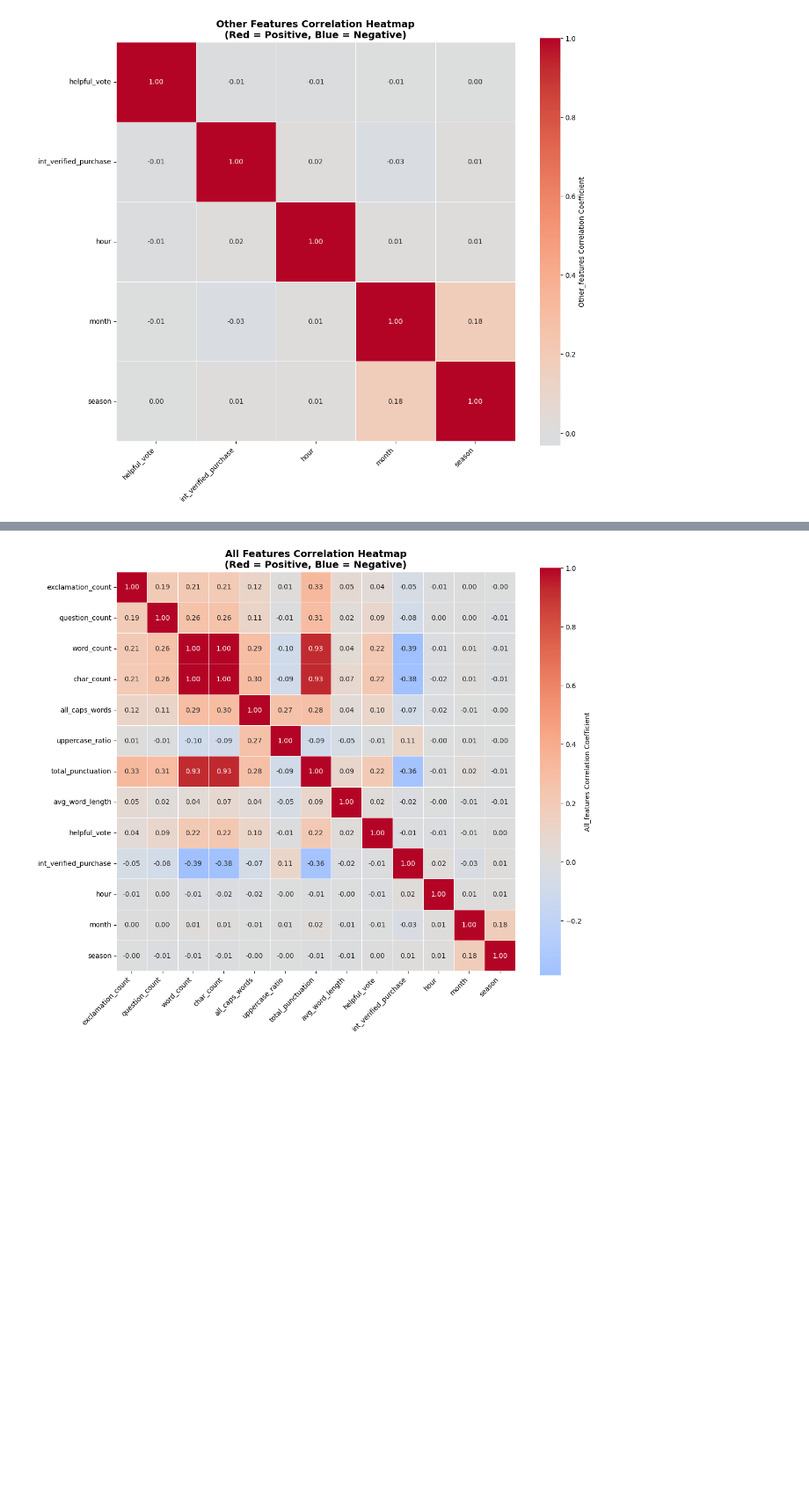
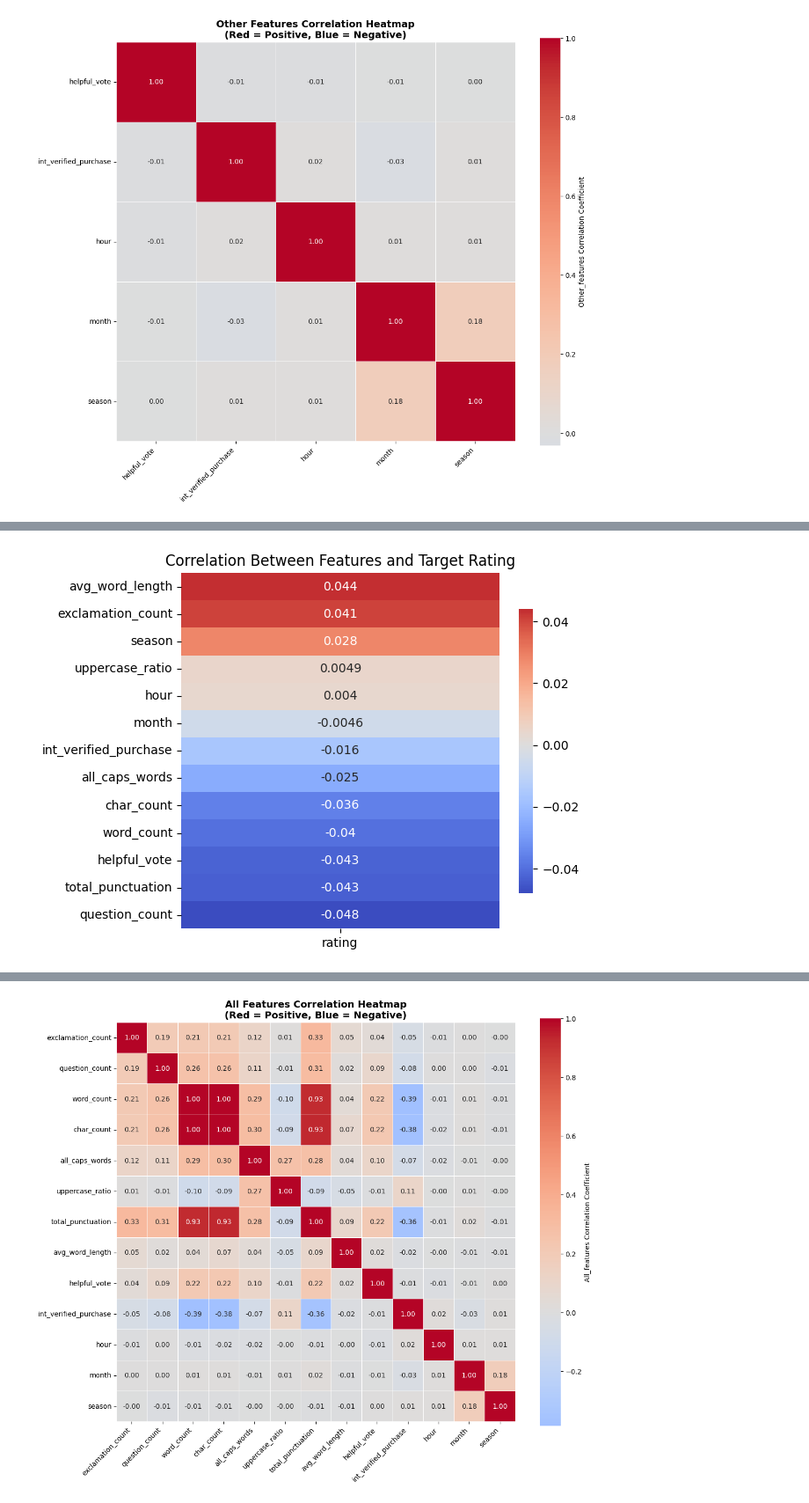
Before and after one commit to yifeica0/ECS171-Group8, a Jupyter notebook: FeatureSelection_AllFeature_correlation.ipynb, the cells around one changed output, grey strips where cells are left out. Shown at 88% size. Saved outputs shown, nothing was run; the diff lists cells and outputs as text; code cells hidden in the pictures; blank space fills up the shorter version.

```diff
--- a/FeatureSelection_AllFeature_correlation.ipynb
+++ b/FeatureSelection_AllFeature_correlation.ipynb
@@ -257,0 +282,20 @@ plt.show()
+# %%
+# 3. DESCENDING CORRELATION VISUALIZATION
+corr_features_all = ["rating"] + features
+
+corr_with_rating = df[corr_features_all].corr()[["rating"]].drop("rating").sort_values("rating", ascending=False)
+
+sns.heatmap(
+    corr_with_rating,
+    annot=True,
+    cmap="coolwarm",
+    center=0,
+    cbar_kws={"shrink": 0.8}
+)
+
+plt.title("Correlation Between Features and Target Rating")
+plt.tight_layout()
+# plt.savefig("correlation between target and (all) features_1.png")
+plt.show()
+# %% [output]
+[figure, added]
```
Also changed, not shown: parts of 16 cells of this notebook.
